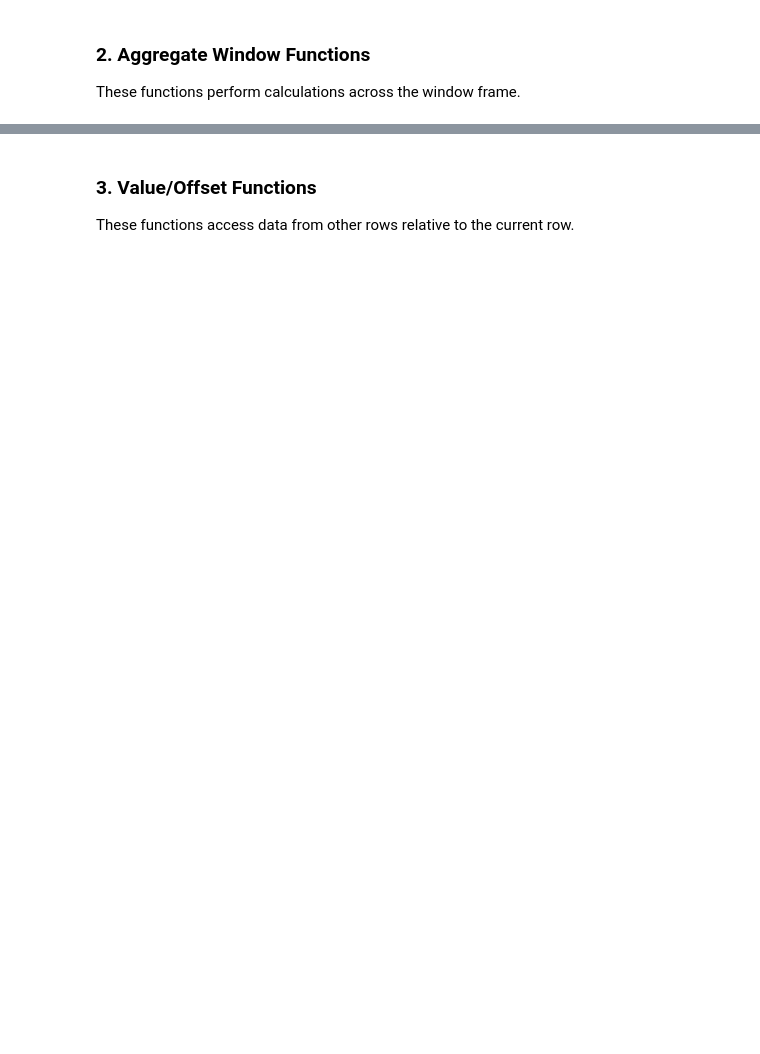
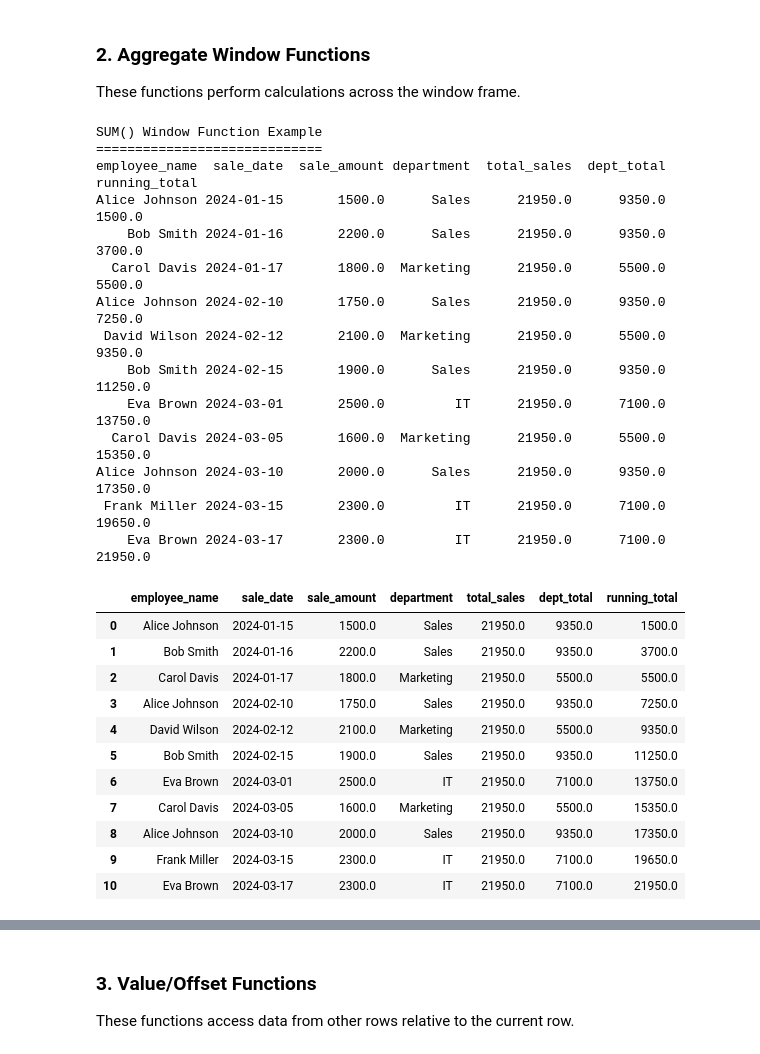
Before and after one commit to brett-van-tussler/brett-van-tussler.github.io, a Jupyter notebook: docs/applied_concepts/general_computer_science/sql_window_functions.ipynb, the cells around one changed output, grey strips where cells are left out. Drawn from its saved outputs; the diff is of its cells as text; code cells hidden in the pictures; blank space fills up the shorter version.

Commit message:
sql window function practice

```diff
--- a/docs/applied_concepts/general_computer_science/sql_window_functions.ipynb
+++ b/docs/applied_concepts/general_computer_science/sql_window_functions.ipynb
@@ -157,18 +288,45 @@ These functions perform calculations across the window frame.
 # %%
 # SUM() with different window frames
 query = """
 SELECT
     employee_name,
     sale_date,
-    sale_amount,
+    sale_amount, department,
     SUM(sale_amount) OVER () as total_sales,
     SUM(sale_amount) OVER (PARTITION BY department) as dept_total,
     SUM(sale_amount) OVER (ORDER BY sale_date ROWS UNBOUNDED PRECEDING) as running_total
 FROM sales
 ORDER BY sale_date
 """
 
 run_sql(query, "SUM() Window Function Example")
+# %% [output]
+SUM() Window Function Example
+=============================
+employee_name  sale_date  sale_amount department  total_sales  dept_total  running_total
+Alice Johnson 2024-01-15       1500.0      Sales      21950.0      9350.0         1500.0
+    Bob Smith 2024-01-16       2200.0      Sales      21950.0      9350.0         3700.0
+  Carol Davis 2024-01-17       1800.0  Marketing      21950.0      5500.0         5500.0
+Alice Johnson 2024-02-10       1750.0      Sales      21950.0      9350.0         7250.0
+ David Wilson 2024-02-12       2100.0  Marketing      21950.0      5500.0         9350.0
+    Bob Smith 2024-02-15       1900.0      Sales      21950.0      9350.0        11250.0
+    Eva Brown 2024-03-01       2500.0         IT      21950.0      7100.0        13750.0
+  Carol Davis 2024-03-05       1600.0  Marketing      21950.0      5500.0        15350.0
+Alice Johnson 2024-03-10       2000.0      Sales      21950.0      9350.0        17350.0
+ Frank Miller 2024-03-15       2300.0         IT      21950.0      7100.0        19650.0
+    Eva Brown 2024-03-17       2300.0         IT      21950.0      7100.0        21950.0
+|  | employee_name | sale_date | sale_amount | department | total_sales | dept_total | running_total |
+| 0 | Alice Johnson | 2024-01-15 | 1500.0 | Sales | 21950.0 | 9350.0 | 1500.0 |
+| 1 | Bob Smith | 2024-01-16 | 2200.0 | Sales | 21950.0 | 9350.0 | 3700.0 |
+| 2 | Carol Davis | 2024-01-17 | 1800.0 | Marketing | 21950.0 | 5500.0 | 5500.0 |
+| 3 | Alice Johnson | 2024-02-10 | 1750.0 | Sales | 21950.0 | 9350.0 | 7250.0 |
+| 4 | David Wilson | 2024-02-12 | 2100.0 | Marketing | 21950.0 | 5500.0 | 9350.0 |
+| 5 | Bob Smith | 2024-02-15 | 1900.0 | Sales | 21950.0 | 9350.0 | 11250.0 |
+| 6 | Eva Brown | 2024-03-01 | 2500.0 | IT | 21950.0 | 7100.0 | 13750.0 |
+| 7 | Carol Davis | 2024-03-05 | 1600.0 | Marketing | 21950.0 | 5500.0 | 15350.0 |
+| 8 | Alice Johnson | 2024-03-10 | 2000.0 | Sales | 21950.0 | 9350.0 | 17350.0 |
+| 9 | Frank Miller | 2024-03-15 | 2300.0 | IT | 21950.0 | 7100.0 | 19650.0 |
+| 10 | Eva Brown | 2024-03-17 | 2300.0 | IT | 21950.0 | 7100.0 | 21950.0 |
 # %%
 # AVG() and COUNT() window functions
 query = """
```
Also changed, not shown: parts of 42 cells of this notebook.
